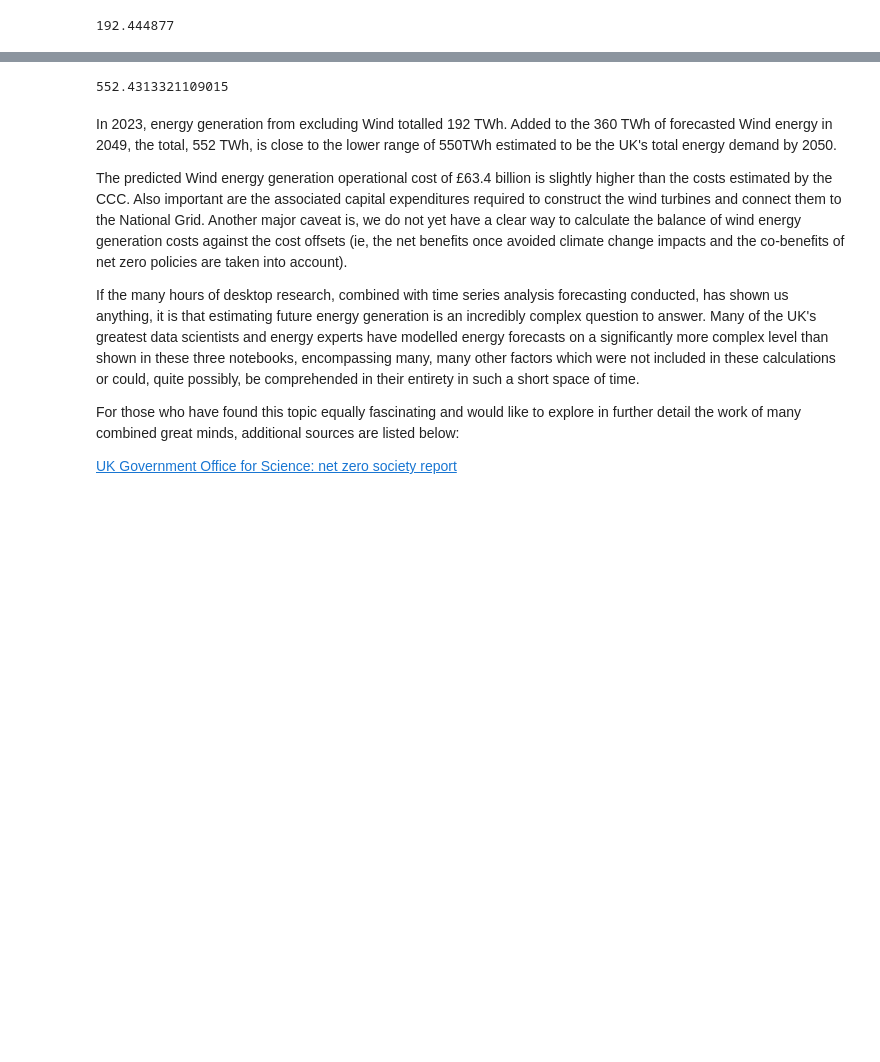
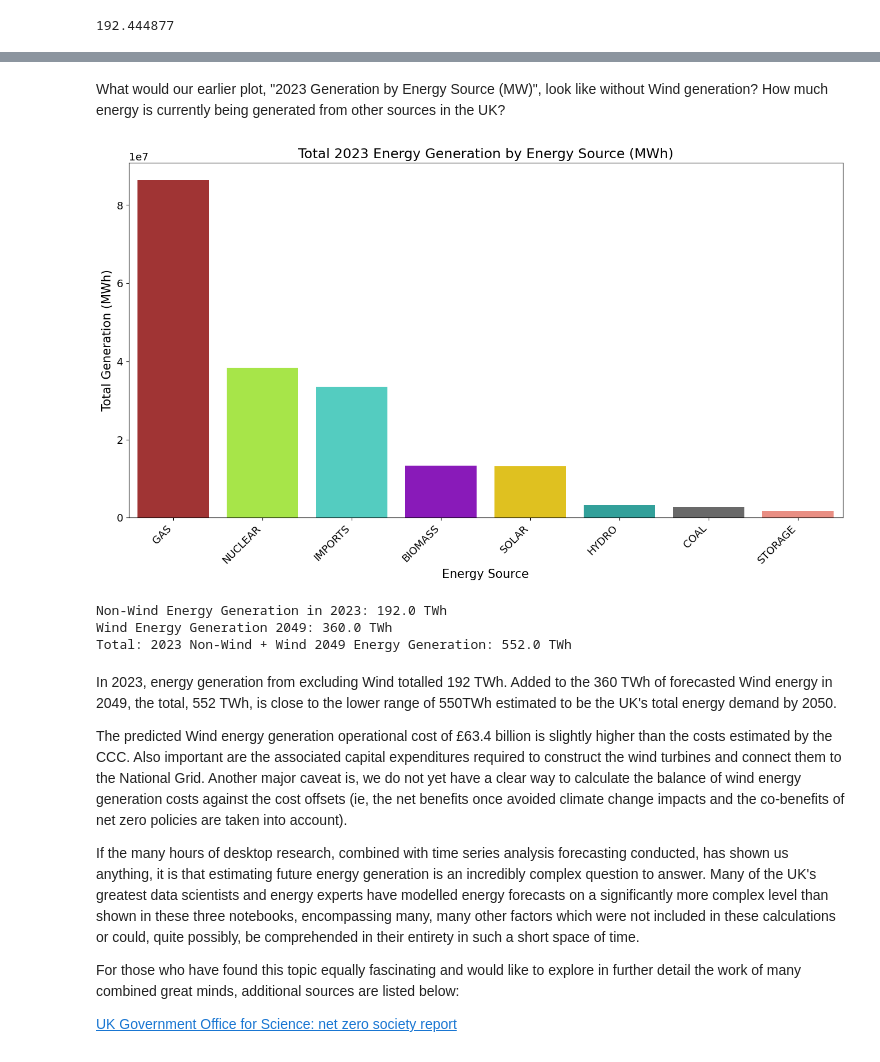
Before and after one commit to oregontoni/energy-time-series-analysis, a Jupyter notebook: 3_Toni_Chan_capstone_iterative_modelling.ipynb, the cells around one changed output, grey strips where cells are left out. Saved outputs shown, nothing was run; the diff lists cells and outputs as text; code cells hidden in the pictures; blank space fills up the shorter version.

```diff
--- a/3_Toni_Chan_capstone_iterative_modelling.ipynb
+++ b/3_Toni_Chan_capstone_iterative_modelling.ipynb
@@ -1860,8 +1876,19 @@ However, Wind is not the only type of energy generated by the UK. What was the U
 # %%
 
 #calculating TWh of energy generated in the UK in 2023, excluding Wind
-energy_excl_wind_2023 = g_monthly_pred.loc['2023', g_monthly_pred.columns.difference(['WINDcurr_fcast', 'RENEWABLE', 'FOSSIL', 'population', 'GENERATIONcurr_fcast'])].sum().sum()
-energy_exw_2023twh = (energy_excl_wind_2023/2)/1000000
+energy_excl_wind_2023 = g_monthly_pred.loc['2023', g_monthly_pred.columns.difference(['WINDcurr_fcast', 'RENEWABLE', 'FOSSIL', 'population', 'GENERATIONcurr_fcast'])].sum()
+energy_excl_wind_2023_sum = g_monthly_pred.loc['2023', g_monthly_pred.columns.difference(['WINDcurr_fcast', 'RENEWABLE', 'FOSSIL', 'population', 'GENERATIONcurr_fcast'])].sum().sum()
+energy_exw_2023twh = (energy_excl_wind_2023_sum/2)/1000000
 energy_exw_2023twh
 # %% [output]
 192.444877
+# %%
+#calculate MWh for each of the non-wind energy sources, convert to dataframe
+energy_excl_wind_2023_mwh = (energy_excl_wind_2023/2).sort_values(ascending=False).reset_index()
+
+energy_excl_wind_2023_mwh.columns = ['Energy Sources', 'Generation (MWh)']
+
+#save to .csv for use in Streamlit app
+energy_excl_wind_2023_mwh.to_csv('energy_gen_2023_excl_wind.csv', index=False)
+
+energy_excl_wind_2023_mwh
@@ -1868,9 +1905,29 @@ energy_exw_2023twh
+# %% [markdown]
+What would our earlier plot, "2023 Generation by Energy Source (MW)", look like without Wind generation? How much energy is currently being generated from other sources in the UK?
+# %%
+colors = {'GAS': 'firebrick', 'COAL': 'dimgray', 'HYDRO': 'lightseagreen', 'SOLAR': 'gold',
+          'NUCLEAR': 'greenyellow', 'BIOMASS': 'darkviolet', 'IMPORTS':'turquoise', 'STORAGE': 'salmon'}
+
+plt.figure(figsize=(16,8))
+sns.barplot(x='Energy Sources', y='Generation (MWh)', data=energy_excl_wind_2023_mwh, palette=colors)
+plt.title('Total 2023 Energy Generation by Energy Source (MWh)')
+plt.ylabel('Total Generation (MWh)')
+plt.xlabel('Energy Source')
+plt.xticks(rotation=45, ha='right')
+plt.savefig('2023_gen_by_source_excl_wind.png', dpi=300)
+# %% [output]
+[figure, added]
 # %%
 #calculating the total non-wind energy generation in 2023 and the forecasted Wind energy generation in 2049
 energy_2049twh = wind_2049_twh + energy_exw_2023twh
-energy_2049twh
+
+print(f'Non-Wind Energy Generation in 2023: {round(energy_exw_2023twh,0)} TWh')
+print(f'Wind Energy Generation 2049: {round(wind_2049_twh,0)} TWh')
+print(f'Total: 2023 Non-Wind + Wind 2049 Energy Generation: {round(energy_2049twh,0)} TWh')
 # %% [output]
-552.4313321109015
+Non-Wind Energy Generation in 2023: 192.0 TWh
+Wind Energy Generation 2049: 360.0 TWh
+Total: 2023 Non-Wind + Wind 2049 Energy Generation: 552.0 TWh
 # %% [markdown]
 In 2023, energy generation from excluding Wind totalled 192 TWh. Added to the 360 TWh of forecasted Wind energy in 2049, the total, 552 TWh, is close to the lower range of 550TWh estimated to be the UK's total energy demand by 2050.
 
```
Also changed, not shown: parts of 16 cells of this notebook, 14 other files.
